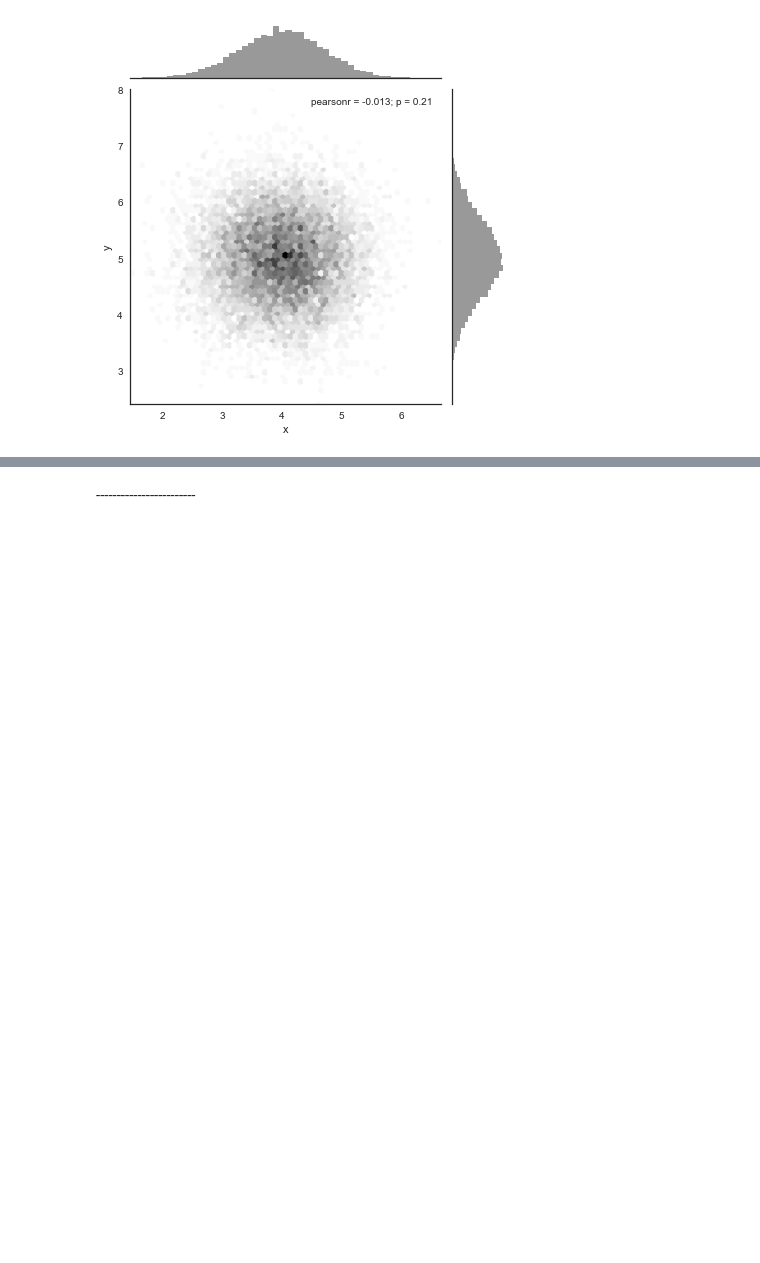
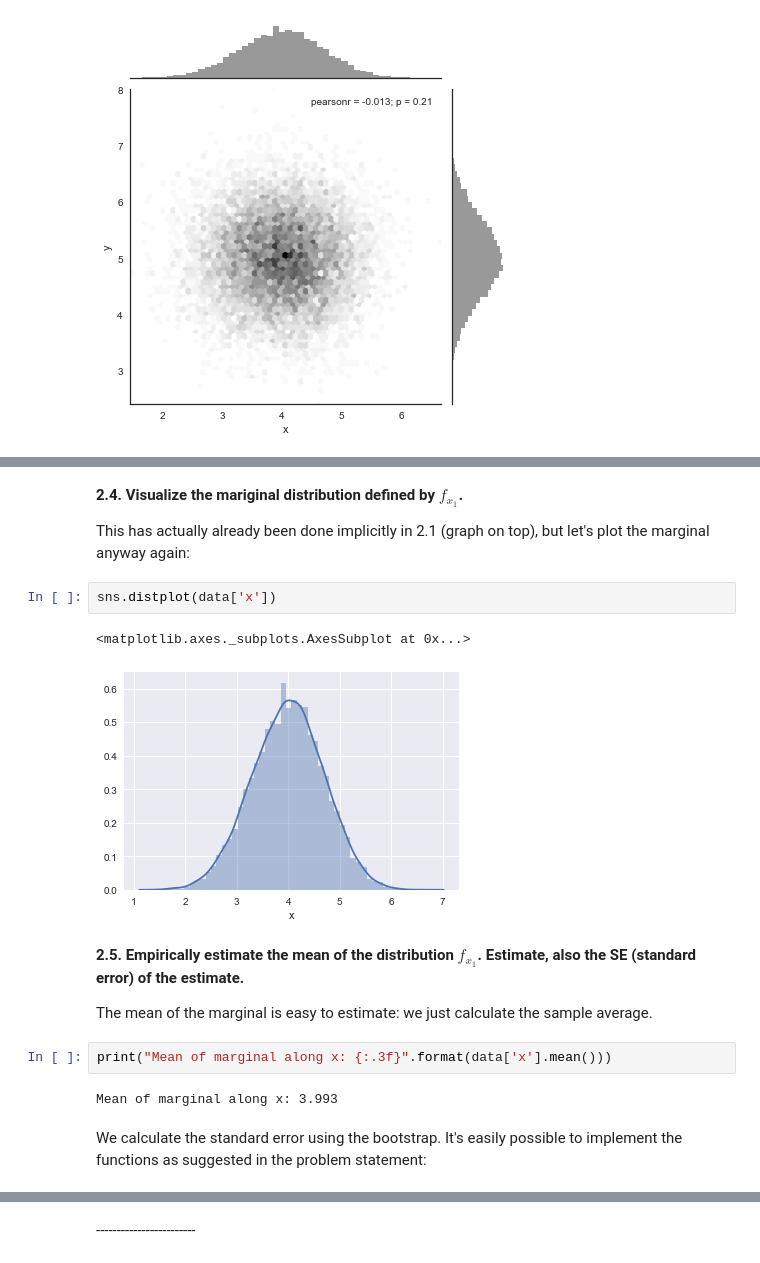
Before and after one commit to NOllAl/AM207HW, a Jupyter notebook: hw3/AM207_HW3.ipynb, the cells around one changed output, grey strips where cells are left out. Drawn from its saved outputs; the diff is of its cells as text; blank space fills up the shorter version.

Commit message:
Problem 2 finished

```diff
--- a/hw3/AM207_HW3.ipynb
+++ b/hw3/AM207_HW3.ipynb
@@ -95,0 +122,19 @@ with sns.axes_style("white"):
+# %% [markdown]
+**2.4. Visualize the mariginal distribution defined by $f_{x_1}$.**
+
+This has actually already been done implicitly in 2.1 (graph on top), but let's plot the marginal anyway again:
+# %%
+sns.distplot(data['x'])
+# %% [output]
+<matplotlib.axes._subplots.AxesSubplot at 0x...>
+[figure, added]
+# %% [markdown]
+**2.5. Empirically estimate the mean of the distribution $f_{x_1}$. Estimate, also the SE (standard error) of the estimate.**
+
+The mean of the marginal is easy to estimate: we just calculate the sample average.
+# %%
+print("Mean of marginal along x: {:.3f}".format(data['x'].mean()))
+# %% [output]
+Mean of marginal along x: 3.993
+# %% [markdown]
+We calculate the standard error using the bootstrap. It's easily possible to implement the functions as suggested in the problem statement:
```
Also changed, not shown: parts of 20 cells of this notebook.
